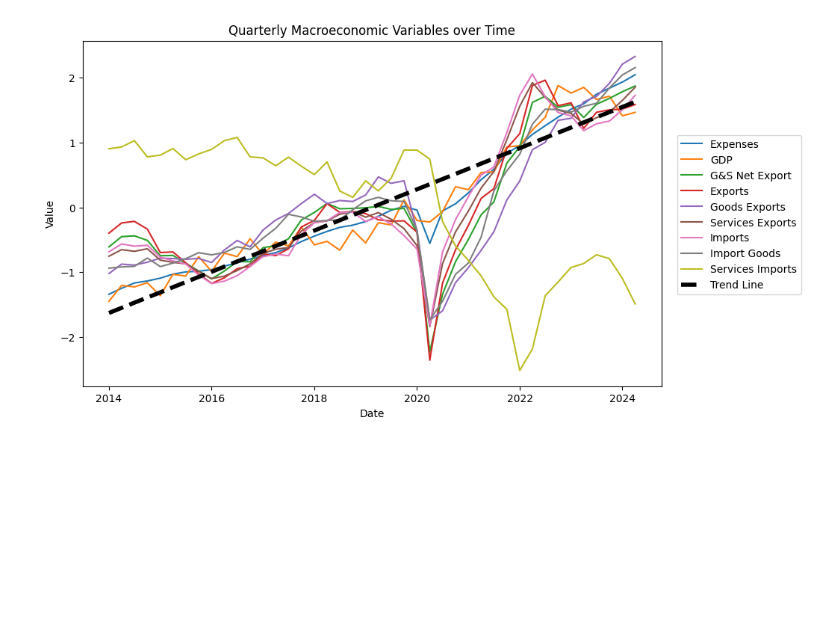
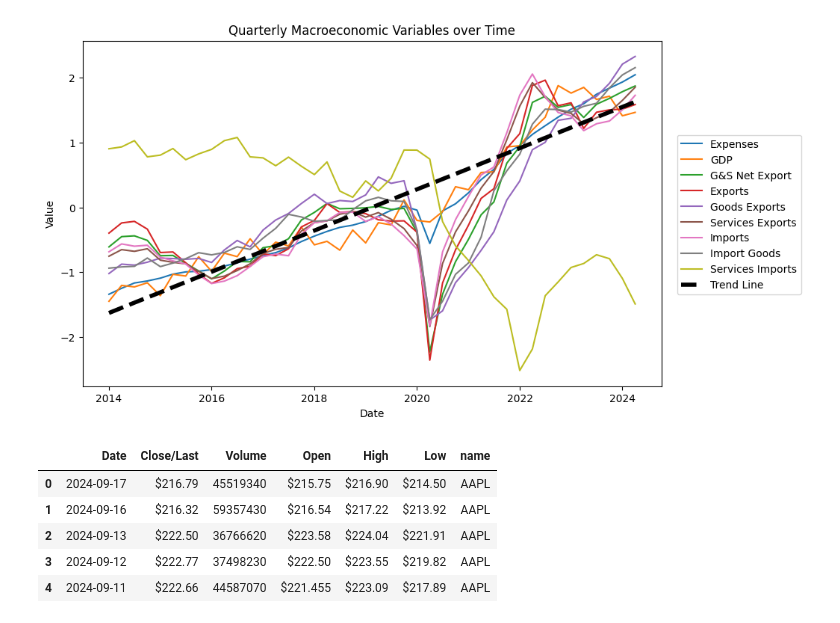
Before and after one commit to haonanah/DSE4212, a Jupyter notebook: EDA/plotting.ipynb, the cells around one changed output. Cells and saved outputs as stored; diff of their text form; code cells hidden in the pictures; blank space fills up the shorter version.

```diff
--- a/EDA/plotting.ipynb
+++ b/EDA/plotting.ipynb
@@ -77,3 +77,38 @@ plt.legend(loc='lower right', bbox_to_anchor=(1.25, 0.25))
 plt.show()
 # %% [output]
 [figure]
+# %%
+# Loading Stock Prices Datasets
+aapl = pd.read_csv(os.path.join(os.path.dirname(current_loc), 'Data Extraction', 'daily data', 'AAPL_daily.csv'))
+cvx = pd.read_csv(os.path.join(os.path.dirname(current_loc), 'Data Extraction', 'daily data', 'CVX_daily.csv'))
+gs = pd.read_csv(os.path.join(os.path.dirname(current_loc), 'Data Extraction', 'daily data', 'GS_daily.csv'))
+jnj = pd.read_csv(os.path.join(os.path.dirname(current_loc), 'Data Extraction', 'daily data', 'JNJ_daily.csv'))
+jpm = pd.read_csv(os.path.join(os.path.dirname(current_loc), 'Data Extraction', 'daily data', 'JPM_daily.csv'))
+msft = pd.read_csv(os.path.join(os.path.dirname(current_loc), 'Data Extraction', 'daily data', 'MSFT_daily.csv'))
+pfe = pd.read_csv(os.path.join(os.path.dirname(current_loc), 'Data Extraction', 'daily data', 'PFE_daily.csv'))
+pg = pd.read_csv(os.path.join(os.path.dirname(current_loc), 'Data Extraction', 'daily data', 'PG_daily.csv'))
+ul = pd.read_csv(os.path.join(os.path.dirname(current_loc), 'Data Extraction', 'daily data', 'UL_daily.csv'))
+xom = pd.read_csv(os.path.join(os.path.dirname(current_loc), 'Data Extraction', 'daily data', 'XOM_daily.csv'))
+
+aapl['name'] = "AAPL"
+cvx['name'] = "CVX"
+gs['name'] = "GS"
+jnj['name'] = "JNJ"
+jpm['name'] = "JPM"
+msft['name'] = "MSFT"
+pfe['name'] = "PFE"
+pg['name'] = "PG"
+ul['name'] = "UL"
+xom['name'] = "XOM"
+
+combined = pd.concat([aapl,cvx,gs,jnj,jpm,msft,pfe,pg,ul,xom], axis=0).reset_index().iloc[:,1:]
+combined['Date'] = pd.to_datetime(combined['Date'])
+combined.head()
+# combined.to_csv("combined.csv")
+# %% [output]
+|  | Date | Close/Last | Volume | Open | High | Low | name |
+| 0 | 2024-09-17 | $216.79 | 45519340 | $215.75 | $216.90 | $214.50 | AAPL |
+| 1 | 2024-09-16 | $216.32 | 59357430 | $216.54 | $217.22 | $213.92 | AAPL |
+| 2 | 2024-09-13 | $222.50 | 36766620 | $223.58 | $224.04 | $221.91 | AAPL |
+| 3 | 2024-09-12 | $222.77 | 37498230 | $222.50 | $223.55 | $219.82 | AAPL |
+| 4 | 2024-09-11 | $222.66 | 44587070 | $221.455 | $223.09 | $217.89 | AAPL |
```
Also changed, not shown: parts of 2 cells of this notebook, 1 other file.
